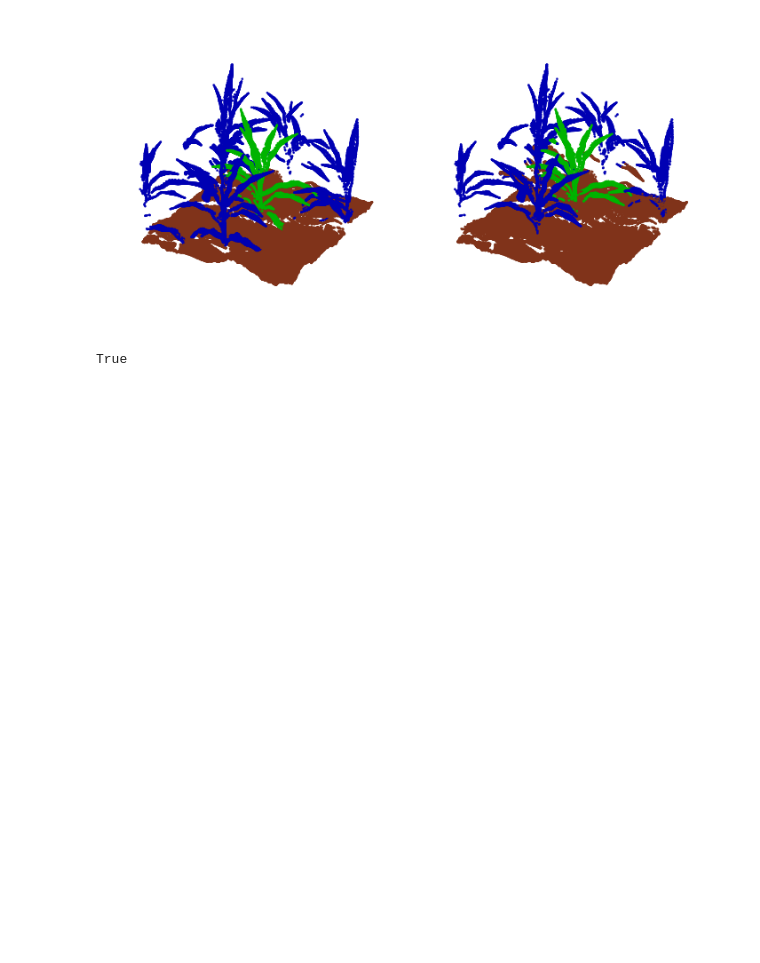
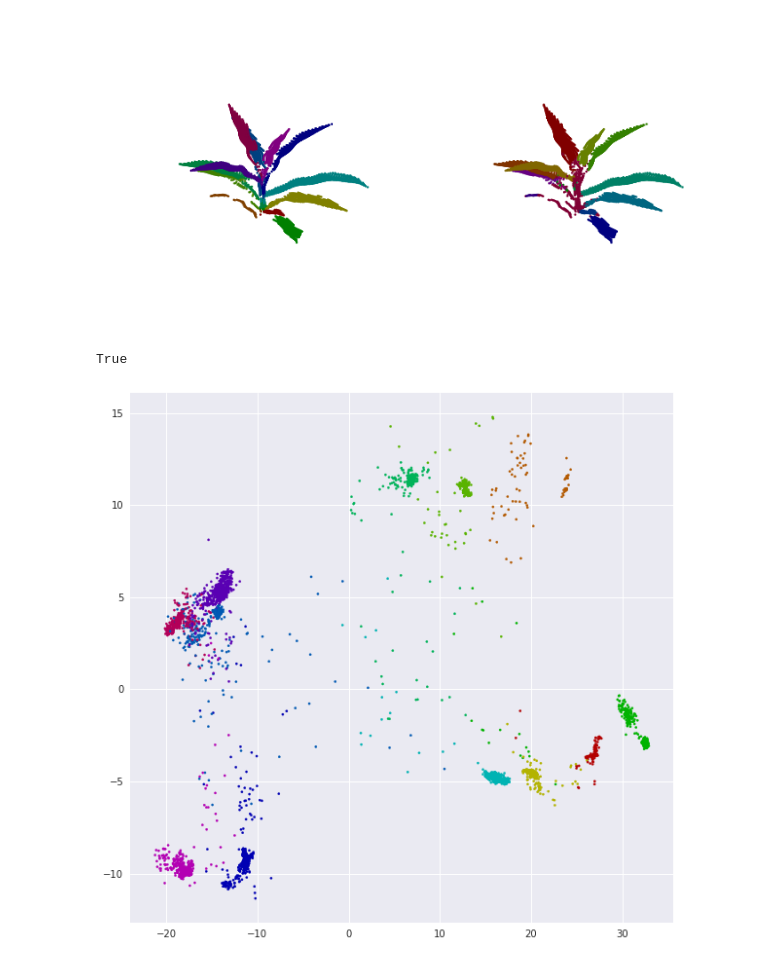
Before and after one commit to ariyanzri/PlantSegNet, a Jupyter notebook: visualization/visualize_predictions_paper.ipynb, the cells around one changed output. Drawn from its saved outputs; the diff is of its cells as text; code cells hidden in the pictures; blank space fills up the shorter version.

Commit message:
adding to visualizations

```diff
--- a/visualization/visualize_predictions_paper.ipynb
+++ b/visualization/visualize_predictions_paper.ipynb
@@ -18,7 +20,7 @@ from train_and_inference.test import *
 
 plt.style.use('seaborn')
 # %%
-def load_full_size_synthetic(ind, path):
+def load_full_size_synthetic(ind, path, is_instance = False):
     file_names = os.listdir(path)
 
     _, test_names = train_test_split(
@@ -27,7 +29,7 @@ def load_full_size_synthetic(ind, path):
         random_state=42,
     )
 
-    pcd = load_pcd_plyfile_new_approach(os.path.join(path,f"{test_names[ind]}"), False)
+    pcd = load_pcd_plyfile_new_approach(os.path.join(path,f"{test_names[ind]}"), is_instance)
     test_data = np.expand_dims(pcd['points_full'],0)
     test_labels = np.expand_dims(pcd['labels_full'],0)
     return test_data, test_labels
@@ -89,6 +93,10 @@ def draw_results(plt_points, plt_labels, plt_preds):
 # %%
-experiment_params = load_json("/speedy/ariyanzarei/sorghum_segmentation/experiments/SorghumPartNetSemantic/SPNS/EXP_01_SorghumPartNetSemantic_SPNS.json")
-# experiment_params = load_json("/speedy/ariyanzarei/sorghum_segmentation/experiments/SorghumPartNetInstance/SPNS/EXP_08_SorghumPartNetInstance_SPNS.json")
+model_name = "SorghumPartNetInstance"
+trained_dataset = "SPNS"
+exp_no = "08"
+experiment_param_path = f"/speedy/ariyanzarei/sorghum_segmentation/experiments/{model_name}/{trained_dataset}/EXP_{exp_no}_{model_name}_{trained_dataset}.json"
+
+experiment_params = load_json(experiment_param_path)
 
 dataset_name = experiment_params["dataset"]
 dataset_path = experiment_params["test_data"]
@@ -107,24 +115,30 @@ model_path = os.path.join(
         "checkpoints",
     )
 model = load_model(model_name, model_path)
+hparams = load_json("/speedy/ariyanzarei/sorghum_segmentation/results/hparam_tuning_logs/SorghumPartNetInstance/SPNS/EXP_08/DBSCAN_best_param.json")
 # %%
-ind = 2
+ind = 3
 points, label = load_data_directory("/space/ariyanzarei/sorghum_segmentation/dataset/SPNR", model_name)
 
 t_points = torch.from_numpy(points[ind]).type(torch.DoubleTensor)
 
-preds = model(t_points.unsqueeze(0))
+raw_preds = model(t_points.unsqueeze(0))
 
 if model_name == "SorghumPartNetSemantic":
-    preds = F.softmax(preds, dim=1)
+    preds = F.softmax(raw_preds, dim=1)
     preds = preds.squeeze().cpu().detach().numpy().T
     preds = np.argmax(preds, 1)
+    raw_preds = None
 elif model_name == "SorghumPartNetInstance":
-    preds = get_final_clusters_SPN(preds)
+    preds = get_final_clusters_SPN(raw_preds, hparams['eps'], hparams['minpoints'])
 elif model_name == "TreePartNet":
-    preds = get_final_clusters_TPN(preds)
+    preds = get_final_clusters_TPN(raw_preds, hparams['eps'], hparams['minpoints'])
+
+print(p_metric_calc(torch.from_numpy(preds).view(1,-1,1), torch.from_numpy(label[ind]).view(1,-1,1)))
+print(c_metric_calc(torch.from_numpy(preds), torch.from_numpy(label[ind])))
 
 draw_results(points[ind], label[ind], preds)
+draw_and_save_pcd_plot(label[ind].squeeze(),raw_preds.squeeze().detach().numpy())
 
 gt_ply = create_ply_pcd_from_points_with_labels(points[ind],label[ind])
 pred_ply = create_ply_pcd_from_points_with_labels(points[ind],preds)
@@ -141,33 +158,38 @@ True
 # %%
+ind = 6
+test_data, test_labels = load_data_h5(dataset_path,point_key, label_key)
+
+test_data, test_labels = load_full_size_synthetic(ind,"/space/ariyanzarei/sorghum_segmentation/dataset/archive/synthetic/2022-12-26/PointCloud/", model_name != "SorghumPartNetSemantic")
 ind = 0
-# test_data, test_labels = load_data_h5(dataset_path,point_key, label_key)
-test_data, test_labels = load_full_size_synthetic(6,"/space/ariyanzarei/sorghum_segmentation/dataset/archive/synthetic/2022-12-26/PointCloud/")
 
 t_points = torch.from_numpy(test_data[ind]).type(torch.DoubleTensor)
 
-preds = model(t_points.unsqueeze(0))
+raw_preds = model(t_points.unsqueeze(0))
 
 if model_name == "SorghumPartNetSemantic":
-    preds = F.softmax(preds, dim=1)
+    preds = F.softmax(raw_preds, dim=1)
     preds = preds.squeeze().cpu().detach().numpy().T
     preds = np.argmax(preds, 1)
+    raw_preds = None
 elif model_name == "SorghumPartNetInstance":
-    preds = get_final_clusters_SPN(preds)
+    preds = get_final_clusters_SPN(raw_preds)
 elif model_name == "TreePartNet":
-    preds = get_final_clusters_TPN(preds)
+    preds = get_final_clusters_TPN(raw_preds)
 
 draw_results(test_data[ind], test_labels[ind].squeeze(), preds)
+draw_and_save_pcd_plot(test_labels[ind].squeeze(),raw_preds.squeeze().detach().numpy())
 
 save_points = (test_data[ind] - np.min(test_data[ind], 0))
 gt_ply = create_ply_pcd_from_points_with_labels(save_points,test_labels[ind].squeeze())
 pred_ply = create_ply_pcd_from_points_with_labels(save_points,preds)
 
 R = o3d.geometry.get_rotation_matrix_from_xyz((-np.pi/2, 0, 0))
 gt_ply.rotate(R, center=(0, 0, 0))
 pred_ply.rotate(R, center=(0, 0, 0))
 
 o3d.io.write_point_cloud("gt.ply", gt_ply)
 o3d.io.write_point_cloud("pred.ply", pred_ply)
 # %% [output]
-[figure, old version]
+[figure, new version]
 True
+[figure, added]
```
Also changed, not shown: parts of 5 cells of this notebook, 3 other files.
